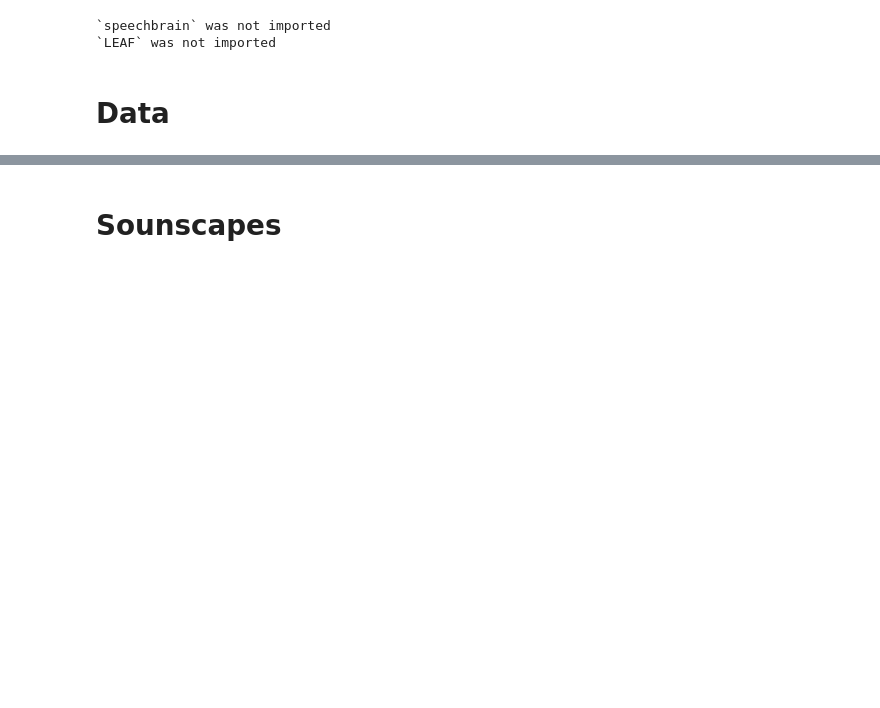
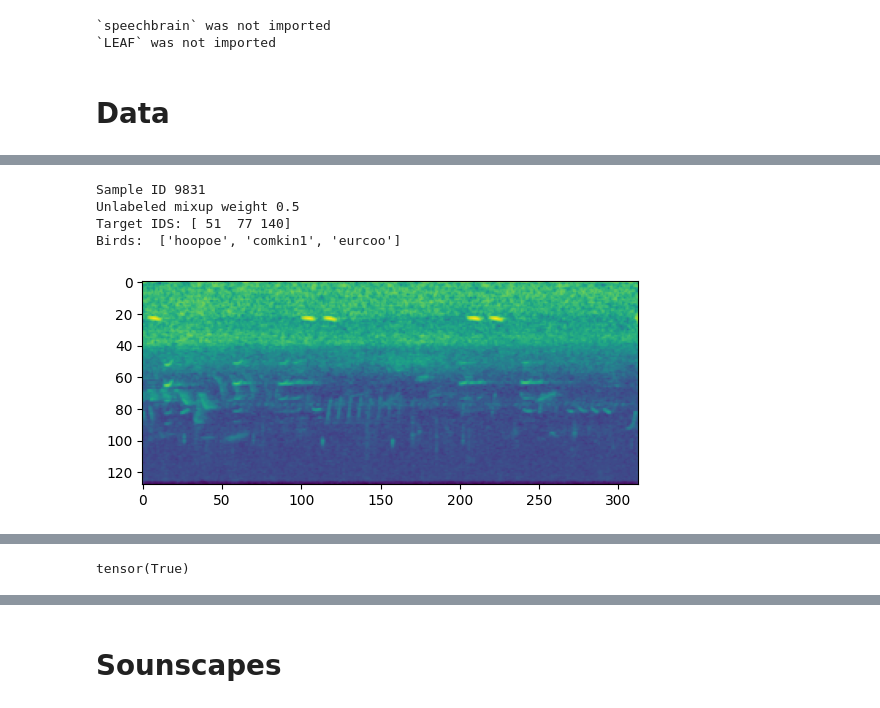
Before and after one commit to VSydorskyy/BirdCLEF_2025_2nd_place, a Jupyter notebook: notebooks/test_modules.ipynb, the cells around one changed output, grey strips where cells are left out. Drawn from its saved outputs; the diff is of its cells as text; code cells hidden in the pictures; blank space fills up the shorter version.

Commit message:
montage and unlabeled added

```diff
--- a/notebooks/test_modules.ipynb
+++ b/notebooks/test_modules.ipynb
@@ -269,6 +215,11 @@ train_dataset = WaveDataset(
     precompute=False,
     n_cores=4,
     debug=False,
+    do_montage=True,
+    montage_params={
+        "montage_samples": (0, 5),
+        "alpha": 0.5
+    },
     # do_mixup=True,
     # mixup_params={
     #     "prob": 1.0,
@@ -308,7 +259,9 @@ train_dataset = WaveDataset(
         "xc_2024_classes": "xeno_canto/dataset_2024_classes/train_features/"
     },
     ignore_setting_dataset_value=True,
-    soundscape_pseudo_df_path="../pseudo/v2/positive_filtered_075_cap_500.csv",
+    unlabeled_glob="/home/vova/data/exps/birdclef_2024/birdclef_2024/unlabeled_soundscapes_features/*.hdf5",
+    unlabeled_params={"mode": "mixup", "prob": 1.0, "alpha": None},
+    # soundscape_pseudo_df_path="../pseudo/v2/positive_filtered_075_cap_500.csv",
     # late_aug=TimeFlip(),
     # late_aug = Compose([
     #     BackgroundNoise(
@@ -620,0 +584,25 @@ ipd.Audio(sample_au, rate=32000)
+# %%
+# sample_au, target_au = train_dataset[0]
+# sample_id = np.random.randint(0, len(train_dataset))
+sample_id = 9831 #np.random.choice(train_dataset.df[
+#     (train_dataset.df["primary_label"] == class_name) &
+#     (train_dataset.df["dataset"] == "soundscape")
+# ].index)
+print("Sample ID", sample_id)
+sample_au, target_au, mask = train_dataset[sample_id]
+
+print("Target IDS:", np.where(target_au > 0)[0])
+print("Birds: ", [id2bird[el] for el in np.where(target_au > 0)[0]])
+
+# plt.figure(figsize=(20,10))
+spec = mel_spec(torch.from_numpy((sample_au))[None,...])
+plt.imshow(spec[0])
+plt.show()
+
+ipd.Audio(sample_au, rate=32000)
+# %% [output]
+Sample ID 9831
+Unlabeled mixup weight 0.5
+Target IDS: [ 51  77 140]
+Birds:  ['hoopoe', 'comkin1', 'eurcoo']
+[figure, added]
@@ -620,0 +610,4 @@ ipd.Audio(sample_au, rate=32000)
+# %%
+torch.all(target_au == mask)
+# %% [output]
+tensor(True)
```
Also changed, not shown: parts of 52 cells of this notebook, 20 other files.
